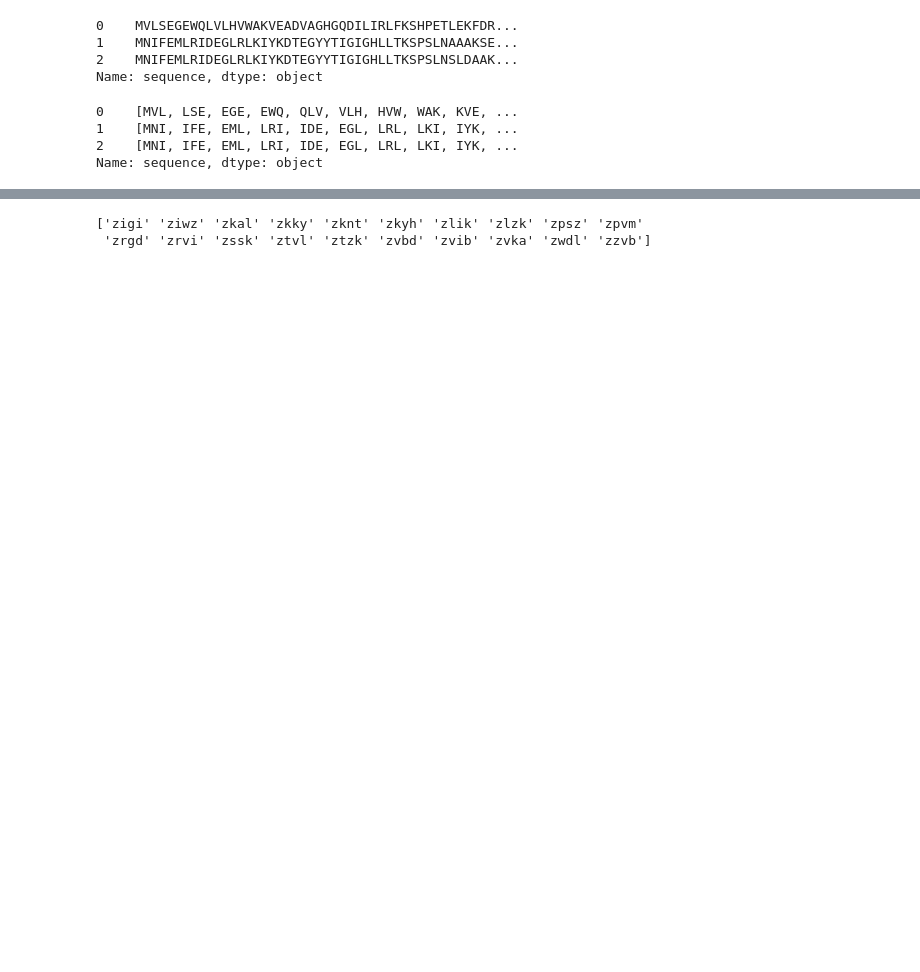
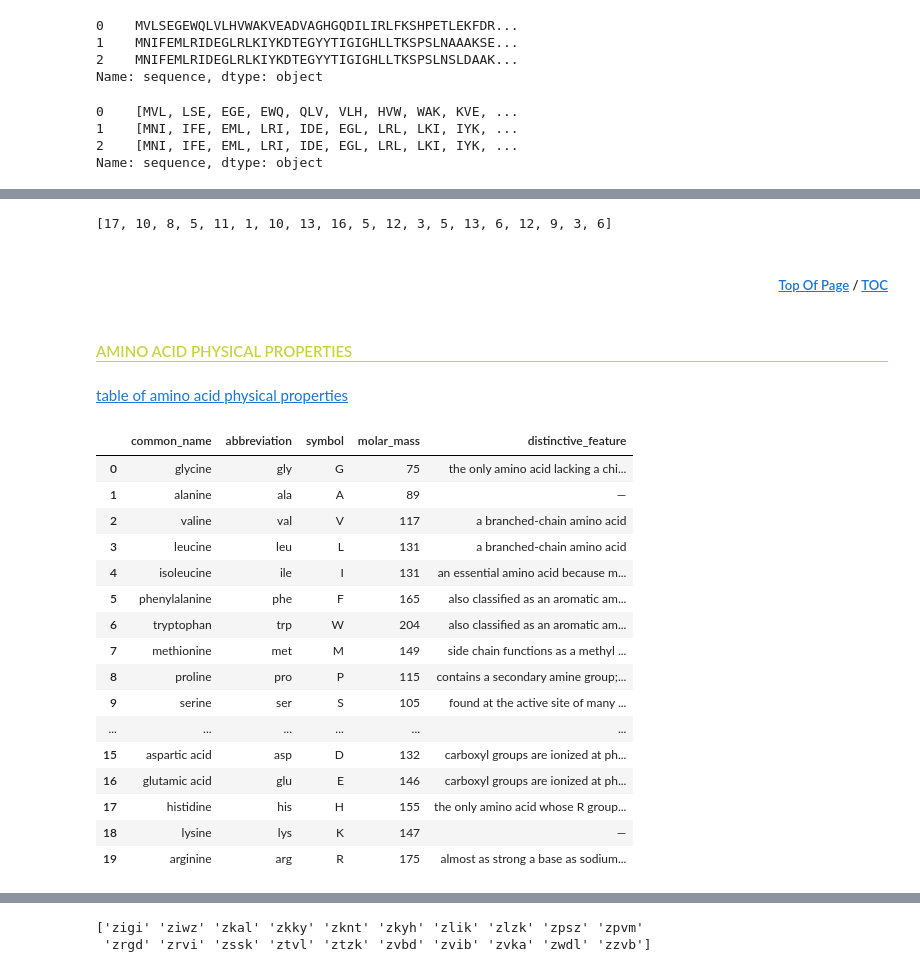
Before and after one commit to jdormaar/Functional_predictions_from_protein_residue_sequences, a Jupyter notebook: workbooks/naive_bayes_model.ipynb, the cells around one changed output, grey strips where cells are left out. Cells and saved outputs as stored; diff of their text form; code cells hidden in the pictures; blank space fills up the shorter version.

```diff
--- a/workbooks/naive_bayes_model.ipynb
+++ b/workbooks/naive_bayes_model.ipynb
@@ -669,0 +850,4 @@ data.to_csv("../data/model_df_3aa_grams.csv.gz", index=False, compression="gzip"
+# %%
+df['aa_freq'].loc[1]
+# %% [output]
+[17, 10, 8, 5, 11, 1, 10, 13, 16, 5, 12, 3, 5, 13, 6, 12, 9, 3, 6]
@@ -669,0 +856,29 @@ data.to_csv("../data/model_df_3aa_grams.csv.gz", index=False, compression="gzip"
+# %% [markdown]
+<h5 style="text-align:right; padding-right: 10%;">
+  <a href="#title">Top Of Page</a> / <a href="#table-of-contents">TOC</a>
+</h5>
+# %% [markdown]
+<h4 id= "aa-physical-properties"; style="color:#c8d43e; text-align:left; padding: 0px; border-bottom: 1px solid #c8d43e;">AMINO ACID PHYSICAL PROPERTIES</h4>
+# %% [markdown]
+[table of amino acid physical properties](https://www.thermofisher.com/ca/en/home/life-science/protein-biology/protein-biology-learning-center/protein-biology-resource-library/pierce-protein-methods/amino-acid-physical-properties.html)
+# %%
+df_aa_props = pd.read_csv('../research/aa_properties.csv', sep=',', engine='python')
+df_aa_props
+# %% [output]
+|  | common_name | abbreviation | symbol | molar_mass | distinctive_feature |
+| 0 | glycine | gly | G | 75 | the only amino acid lacking a chi... |
+| 1 | alanine | ala | A | 89 | — |
+| 2 | valine | val | V | 117 | a branched-chain amino acid |
+| 3 | leucine | leu | L | 131 | a branched-chain amino acid |
+| 4 | isoleucine | ile | I | 131 | an essential amino acid because m... |
+| 5 | phenylalanine | phe | F | 165 | also classified as an aromatic am... |
+| 6 | tryptophan | trp | W | 204 | also classified as an aromatic am... |
+| 7 | methionine | met | M | 149 | side chain functions as a methyl ... |
+| 8 | proline | pro | P | 115 | contains a secondary amine group;... |
+| 9 | serine | ser | S | 105 | found at the active site of many ... |
+| ... | ... | ... | ... | ... | ... |
+| 15 | aspartic acid | asp | D | 132 | carboxyl groups are ionized at ph... |
+| 16 | glutamic acid | glu | E | 146 | carboxyl groups are ionized at ph... |
+| 17 | histidine | his | H | 155 | the only amino acid whose R group... |
+| 18 | lysine | lys | K | 147 | — |
+| 19 | arginine | arg | R | 175 | almost as strong a base as sodium... |
```
Also changed, not shown: parts of 73 cells of this notebook, 2 other files.
